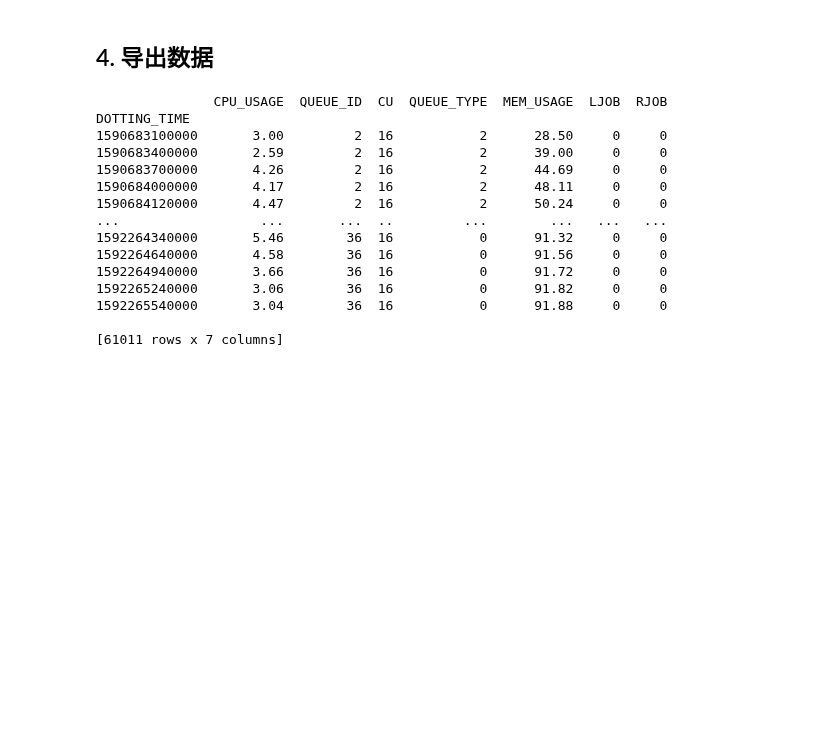
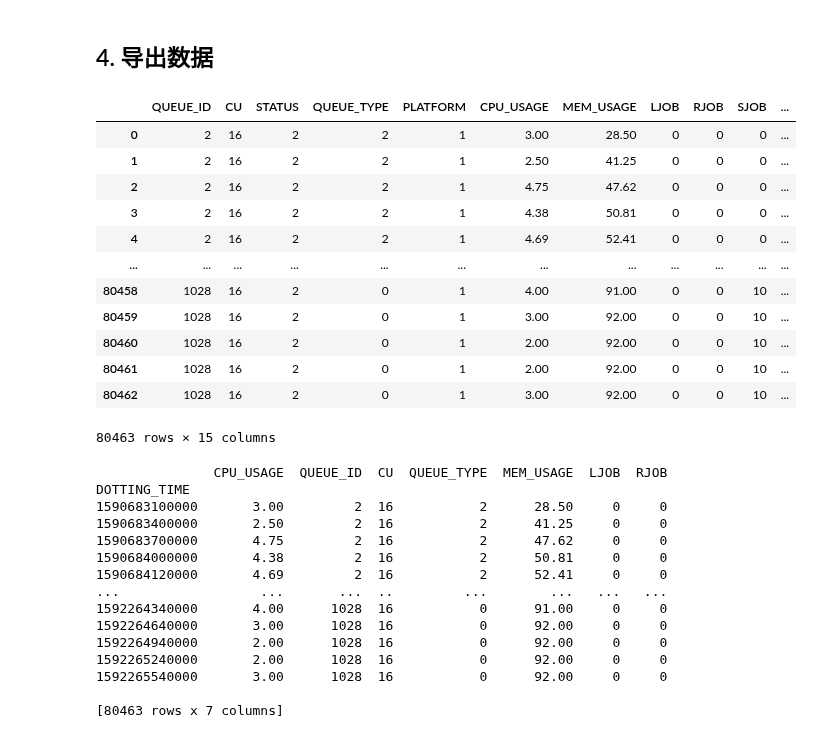
Before and after one commit to conghuhu/container_ts_prediction, a Jupyter notebook: data_preprocess.ipynb, the cells around one changed output. Drawn from its saved outputs; the diff is of its cells as text; code cells hidden in the pictures; blank space fills up the shorter version.

```diff
--- a/data_preprocess.ipynb
+++ b/data_preprocess.ipynb
@@ -84,6 +84,24 @@ pre_processing()
 
 train_df = train_df.sort_values(by=['QUEUE_ID', 'DOTTING_TIME']).reset_index(drop=True)
 display(train_df)
+
+queue_5_df = train_df[train_df.QUEUE_ID == 36]
+queue_5_df['QUEUE_ID'] = 5
+
+queue_1024_df = train_df[train_df.QUEUE_ID == 36]
+queue_1024_df['QUEUE_ID'] = 1024
+
+queue_1025_df = train_df[train_df.QUEUE_ID == 36]
+queue_1025_df['QUEUE_ID'] = 1025
+
+queue_1026_df = train_df[train_df.QUEUE_ID == 36]
+queue_1026_df['QUEUE_ID'] = 1026
+
+queue_1027_df = train_df[train_df.QUEUE_ID == 36]
+queue_1027_df['QUEUE_ID'] = 1027
+
+queue_1028_df = train_df[train_df.QUEUE_ID == 36]
+queue_1028_df['QUEUE_ID'] = 1028
 # %% [output]
 Preprocessing...
 STATUS: ['assigned' 'assigning' 'available' 'suspended']
@@ -249,39 +268,57 @@ plt.show()
 # %% [markdown]
 ## 4. 导出数据
 # %%
+train_df = pd.concat([train_df, queue_5_df, queue_1024_df, queue_1025_df, queue_1026_df, queue_1027_df, queue_1028_df],
+                     axis=0, ignore_index=True)
+
+display(train_df)
+
 train_df.set_index('DOTTING_TIME', inplace=True)
 
 train_df.drop(['STATUS', 'PLATFORM', 'RESOURCE_TYPE', 'DISK_USAGE', 'SJOB', 'CJOB', 'FJOB'], axis=1,
               inplace=True)
 # 调整顺序
 new_order = ['CPU_USAGE', 'QUEUE_ID', 'CU', 'QUEUE_TYPE', 'MEM_USAGE', 'LJOB', 'RJOB']
 train_df = train_df[new_order]
 
 # 删除不必要的队列（由EDA分析后，完全没规律，无法学习）
-queue_ids_to_remove = queues = [2, 3, 4, 36, 291]
+queue_ids_to_remove = queues = [2, 3, 4, 5, 36, 1024, 1025, 1026, 1027, 1028]
 train_df = train_df[train_df['QUEUE_ID'].isin(queue_ids_to_remove)]
 
 # 七个特征
 print(train_df)
 # 输出处理好的数据集
 train_df.to_csv('./datasets/serverless/data.csv', encoding="utf-8", index=True,
                 index_label="timestamp")
 # %% [output]
+|  | QUEUE_ID | CU | STATUS | QUEUE_TYPE | PLATFORM | CPU_USAGE | MEM_USAGE | LJOB | RJOB | SJOB | ... |
+| 0 | 2 | 16 | 2 | 2 | 1 | 3.00 | 28.50 | 0 | 0 | 0 | ... |
+| 1 | 2 | 16 | 2 | 2 | 1 | 2.50 | 41.25 | 0 | 0 | 0 | ... |
+| 2 | 2 | 16 | 2 | 2 | 1 | 4.75 | 47.62 | 0 | 0 | 0 | ... |
+| 3 | 2 | 16 | 2 | 2 | 1 | 4.38 | 50.81 | 0 | 0 | 0 | ... |
+| 4 | 2 | 16 | 2 | 2 | 1 | 4.69 | 52.41 | 0 | 0 | 0 | ... |
+| ... | ... | ... | ... | ... | ... | ... | ... | ... | ... | ... | ... |
+| 80458 | 1028 | 16 | 2 | 0 | 1 | 4.00 | 91.00 | 0 | 0 | 10 | ... |
+| 80459 | 1028 | 16 | 2 | 0 | 1 | 3.00 | 92.00 | 0 | 0 | 10 | ... |
+| 80460 | 1028 | 16 | 2 | 0 | 1 | 2.00 | 92.00 | 0 | 0 | 10 | ... |
+| 80461 | 1028 | 16 | 2 | 0 | 1 | 2.00 | 92.00 | 0 | 0 | 10 | ... |
+| 80462 | 1028 | 16 | 2 | 0 | 1 | 3.00 | 92.00 | 0 | 0 | 10 | ... |
-               CPU_USAGE  QUEUE_ID  CU  QUEUE_TYPE  MEM_USAGE  LJOB  RJOB
-DOTTING_TIME
-1590683100000       3.00         2  16           2      28.50     0     0
-1590683400000       2.59         2  16           2      39.00     0     0
-1590683700000       4.26         2  16           2      44.69     0     0
-1590684000000       4.17         2  16           2      48.11     0     0
-1590684120000       4.47         2  16           2      50.24     0     0
-...                  ...       ...  ..         ...        ...   ...   ...
-1592264340000       5.46        36  16           0      91.32     0     0
-1592264640000       4.58        36  16           0      91.56     0     0
-1592264940000       3.66        36  16           0      91.72     0     0
-1592265240000       3.06        36  16           0      91.82     0     0
-1592265540000       3.04        36  16           0      91.88     0     0
-
-[61011 rows x 7 columns]
+80463 rows × 15 columns
+               CPU_USAGE  QUEUE_ID  CU  QUEUE_TYPE  MEM_USAGE  LJOB  RJOB
+DOTTING_TIME
+1590683100000       3.00         2  16           2      28.50     0     0
+1590683400000       2.50         2  16           2      41.25     0     0
+1590683700000       4.75         2  16           2      47.62     0     0
+1590684000000       4.38         2  16           2      50.81     0     0
+1590684120000       4.69         2  16           2      52.41     0     0
+...                  ...       ...  ..         ...        ...   ...   ...
+1592264340000       4.00      1028  16           0      91.00     0     0
+1592264640000       3.00      1028  16           0      92.00     0     0
+1592264940000       2.00      1028  16           0      92.00     0     0
+1592265240000       2.00      1028  16           0      92.00     0     0
+1592265540000       3.00      1028  16           0      92.00     0     0
+
+[80463 rows x 7 columns]
 # %%
 # 查看每个queue_id对应有多少数据
 q_ids = train_df['QUEUE_ID'].value_counts().sort_index()
```
Also changed, not shown: parts of 4 cells of this notebook, 9 other files.
